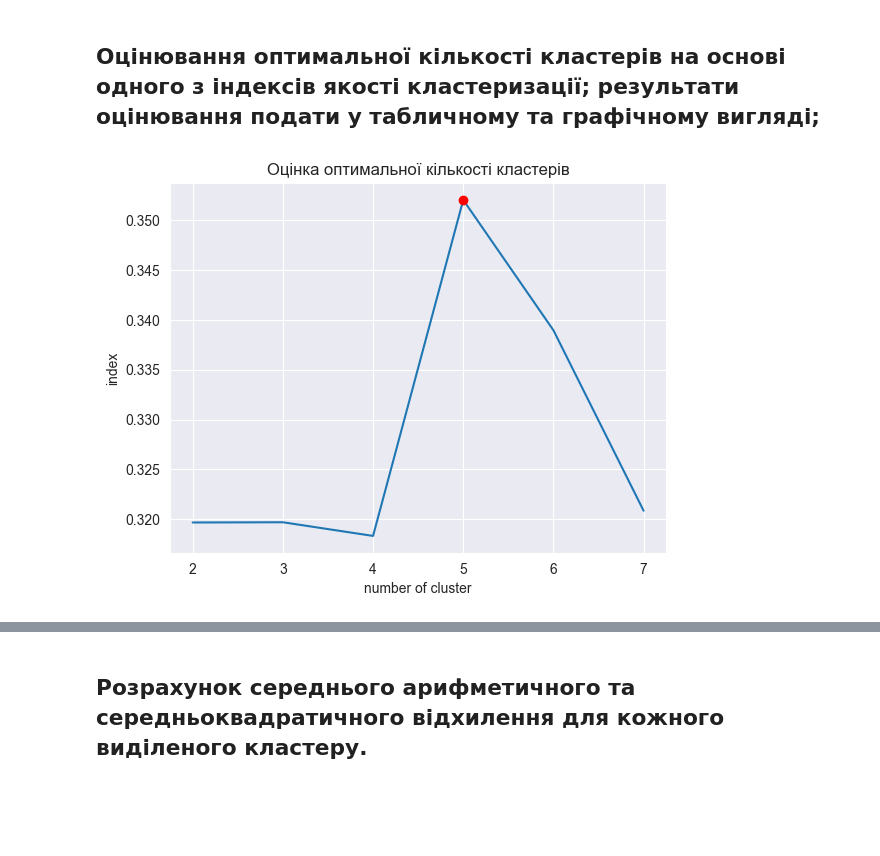
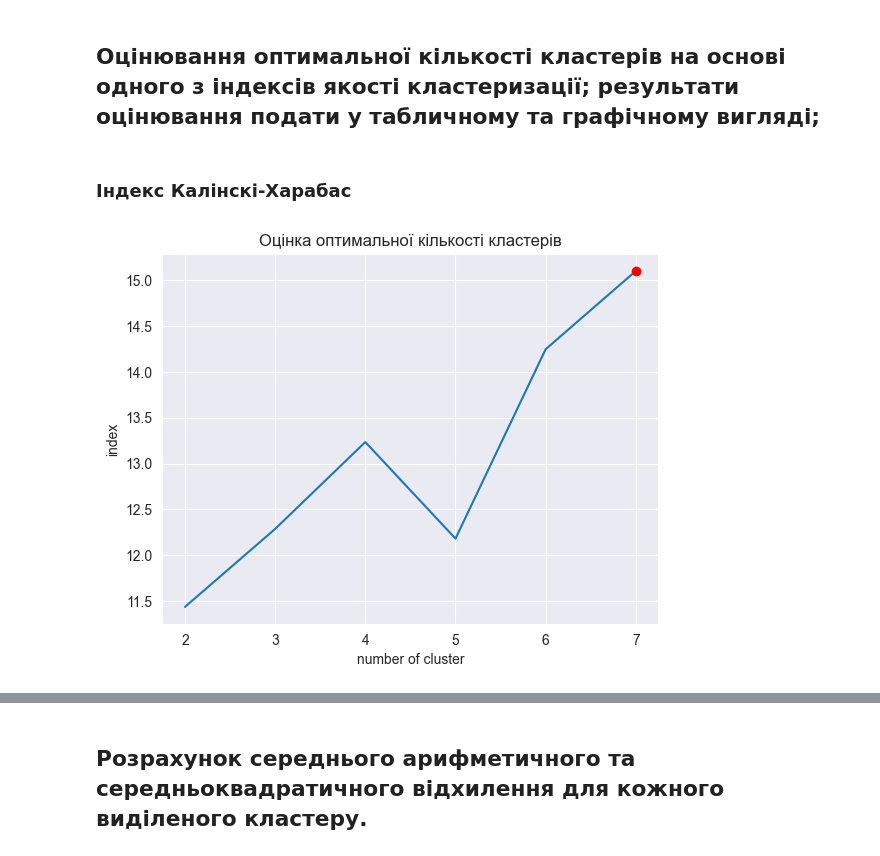
Before and after one commit to Ludens101/tssd_lab1, a Jupyter notebook: lab1.ipynb, the cells around one changed output, grey strips where cells are left out. Saved outputs shown, nothing was run; the diff lists cells and outputs as text; code cells hidden in the pictures; blank space fills up the shorter version.

```diff
--- a/lab1.ipynb
+++ b/lab1.ipynb
@@ -33,12 +33,12 @@ df
 | 28 | 50 | 60 | 70 | 80 | 110 |
 | 29 | 50 | 50 | 60 | 70 | 110 |
 # %%
-X = df.copy()
+data = df.copy()
 #вибір ознак
-X = X[['t36','t35','t34','t33','t32']]
+data = data[['t36','t35','t34','t33','t32']]
 #стандартизація даних
-X_st = (X - X.mean()) / X.std(ddof=1)
-X
+X_st = (data - data.mean()) / data.std(ddof=1)
+data
 # %% [output]
 |  | t36 | t35 | t34 | t33 | t32 |
 | Диурез |  |  |  |  |  |
@@ -122,19 +104,21 @@ pd.plotting.parallel_coordinates(df, 'y_kmeans', cols=X.columns, color=colors)
 # sns.pairplot(df, hue='y_kmeans', vars=X.columns, palette=dict(zip(df['y_kmeans'].unique(), colors[:df['y_kmeans'].nunique()])))
 # %% [markdown]
 ## Оцінювання  оптимальної  кількості  кластерів  на  основі  одного  з  індексів  якості кластеризації;  результати  оцінювання  подати  у  табличному  та  графічному вигляді;
+# %% [markdown]
+### Індекс Калінскі-Харабас
 # %%
 indices = []
 k_range = range(2, 8)
 for k in k_range:
-    labels = KMeans(n_clusters=k).fit_predict(X_st)
-    indices.append(silhouette_score(X_st,labels))
+    cluster_labels  = KMeans(n_clusters=k, n_init=10).fit_predict(X_st)
+    indices.append(calinski_harabasz_score(X_st,cluster_labels ))
 plt.plot(k_range,indices)
 arg = np.argmax(indices)
 plt.plot(k_range[arg], indices[arg], marker='o', color='red')
 plt.xlabel('number of cluster')
 plt.ylabel('index')
 plt.title('Оцінка оптимальної кількості кластерів')
 
 optimal_num_clusters = k_range[np.argmax(indices)]
 # %% [output]
-[figure, old version]
+[figure, new version]
```
Also changed, not shown: parts of 21 cells of this notebook.
